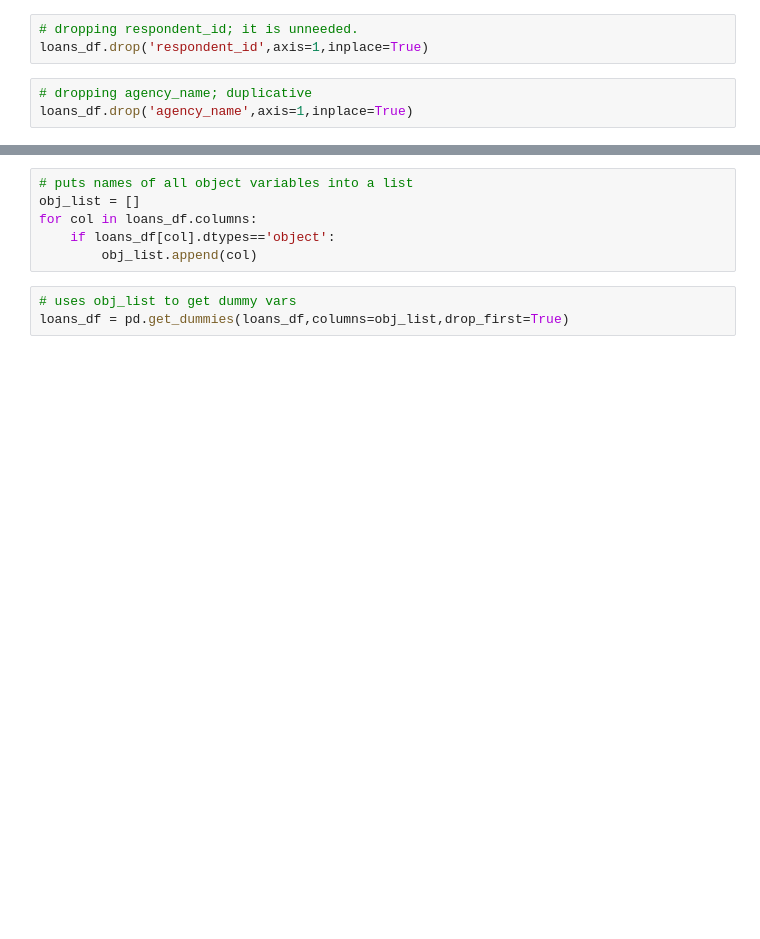
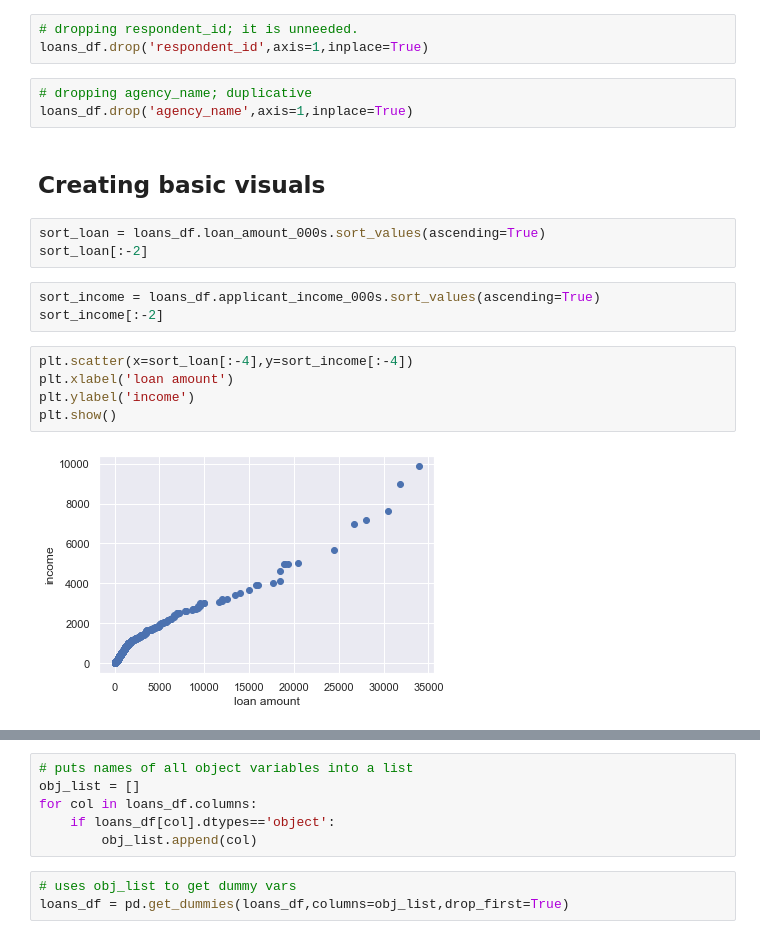
Before and after one commit to malle72/finalproject, a Jupyter notebook: ProjectNotebook.ipynb, the cells around one changed output, grey strips where cells are left out. Saved outputs shown, nothing was run; the diff lists cells and outputs as text; blank space fills up the shorter version.

Commit message:
Final Push
Added visuals and addressed outliers in income/loan amount fields

```diff
--- a/ProjectNotebook.ipynb
+++ b/ProjectNotebook.ipynb
@@ -80,3 +80,18 @@ loans_df.drop('respondent_id',axis=1,inplace=True)
 # %%
 # dropping agency_name; duplicative
 loans_df.drop('agency_name',axis=1,inplace=True)
+# %% [markdown]
+<h2> Creating basic visuals </h2>
+# %%
+sort_loan = loans_df.loan_amount_000s.sort_values(ascending=True)
+sort_loan[:-2]
+# %%
+sort_income = loans_df.applicant_income_000s.sort_values(ascending=True)
+sort_income[:-2]
+# %%
+plt.scatter(x=sort_loan[:-4],y=sort_income[:-4])
+plt.xlabel('loan amount')
+plt.ylabel('income')
+plt.show()
+# %% [output]
+[figure, added]
```
Also changed, not shown: parts of 6 cells of this notebook.
